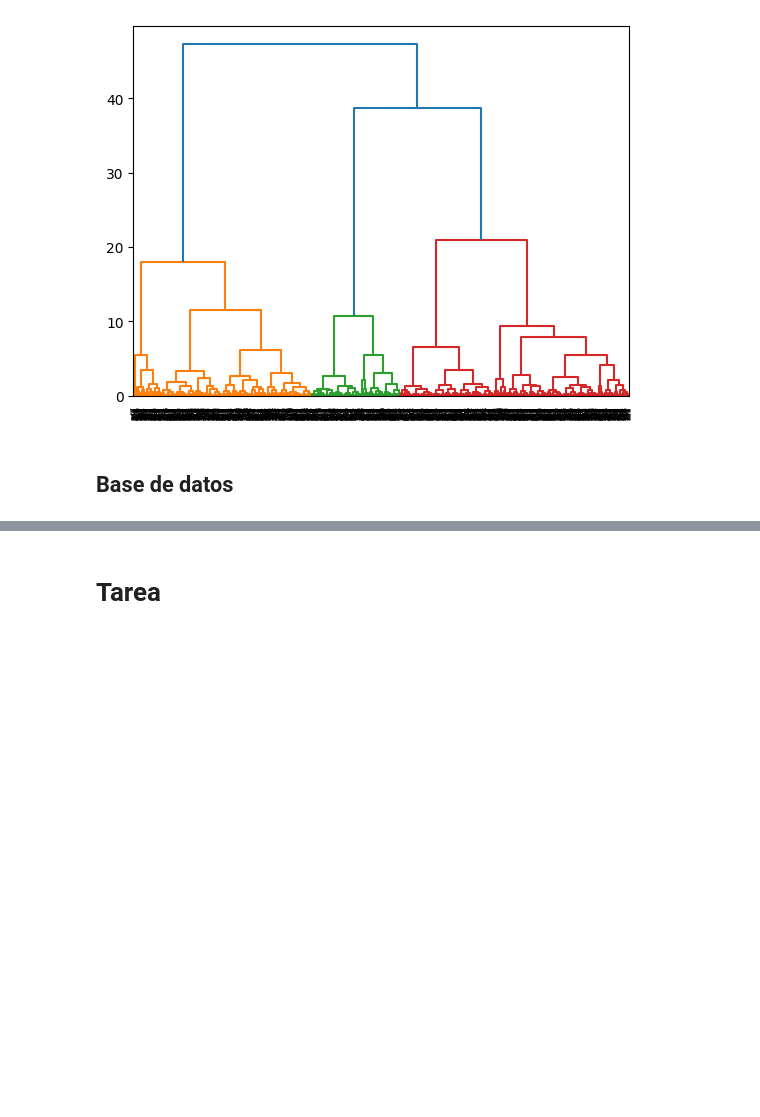
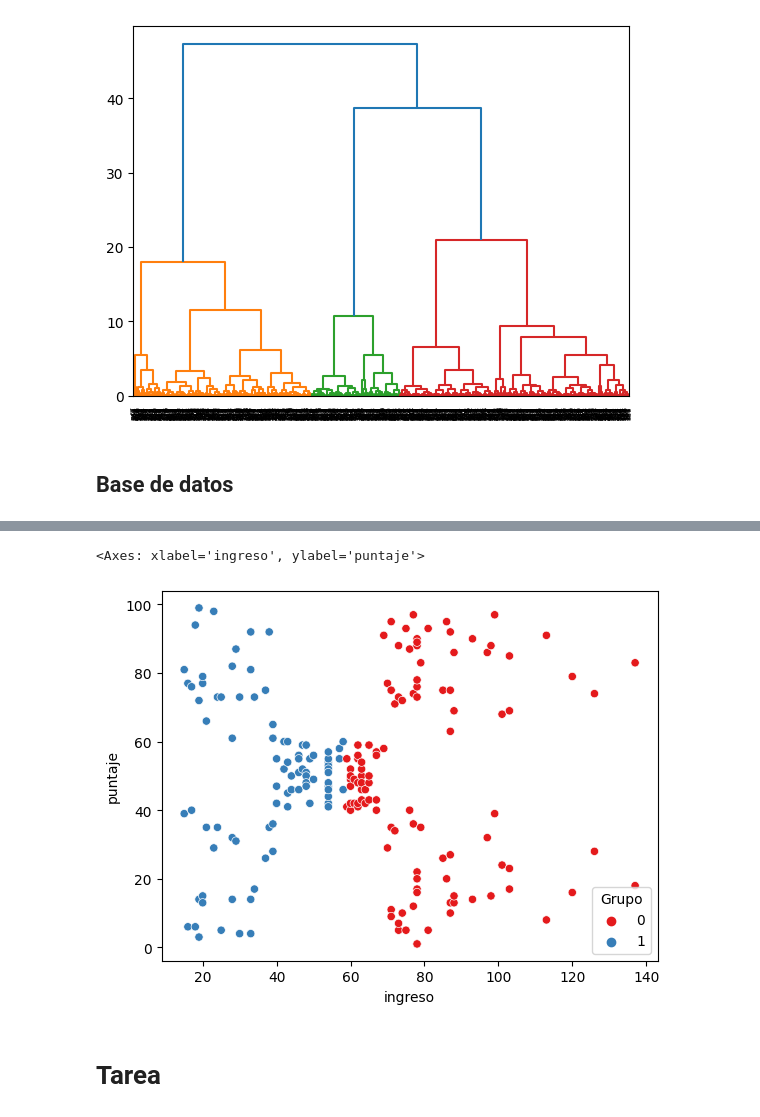
Before and after one commit to NicoapBol/DATA_SCIENCE_UPB_TASKS, a Jupyter notebook: 02 HW Code/012Sesión 4.ipynb, the cells around one changed output, grey strips where cells are left out. Drawn from its saved outputs; the diff is of its cells as text; code cells hidden in the pictures; blank space fills up the shorter version.

```diff
--- a/02 HW Code/012Sesión 4.ipynb
+++ b/02 HW Code/012Sesión 4.ipynb
@@ -323,7 +323,7 @@ import pandas as pd
 
 #Importamos la base
 nombres = ['cod_id', 'sexo', 'edad', 'ingreso', 'puntaje']
-datos = pd.read_csv("C:\\Users\\Bryan\\OneDrive\\Documents\\Trabajo\\UPB\\Postgrado\\Analisis empresarial de datos\\Base de datos\\Mall_Customers.csv",
+datos = pd.read_csv(r"C:\Users\nicol\Documents\DATA_SCIENCE_UPB_TASKS\00 Data\01_datasets\Mall_Customers.csv",
                    header = 0, names = nombres)
 datos.head()
 # %% [output]
@@ -337,23 +344,25 @@ plt.show()
 # %%
 # Definimos el modelo con 2 agrupaciones
 modelo = KMeans(n_clusters=2, random_state = 42)
 
 #Creamos las variables para predecir
 X = datos[['ingreso','puntaje']]
 
 # Ajustamos el modelo
 modelo.fit(X)
 
 #Importamos otra libreria para graficar
 import seaborn as sns
 
 #Graficamos
 cate_modelo = modelo.labels_
-datos['Grupo'] = cate_modelo
-sns.scatterplot(datos['ingreso'],
-                datos['puntaje'],
-                hue = datos['Grupo'],
+sns.scatterplot(x=datos['ingreso'],
+                y=datos['puntaje'],
+                hue=datos['Grupo'],
                 palette='Set1')
+# %% [output]
+<Axes: xlabel='ingreso', ylabel='puntaje'>
+[figure, added]
 # %% [markdown]
 # Tarea
 # %% [markdown]
```
Also changed, not shown: parts of 7 cells of this notebook, 1 other file.
